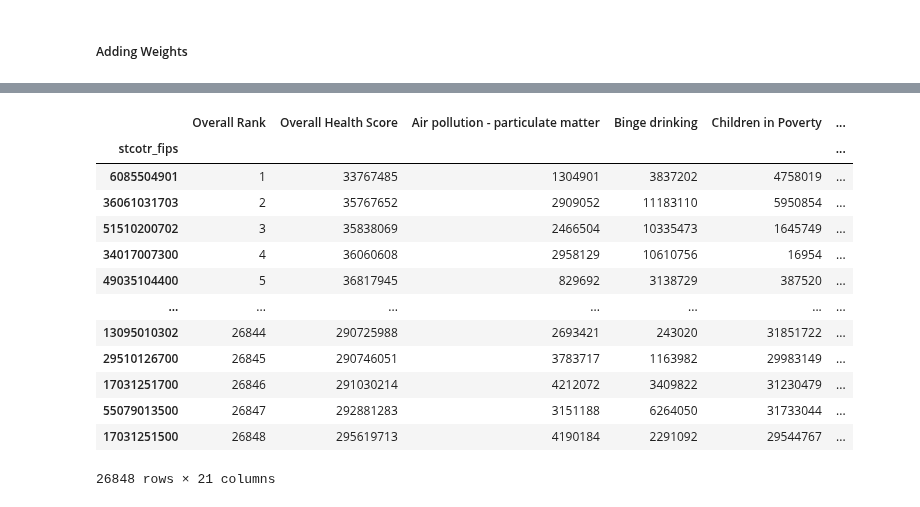
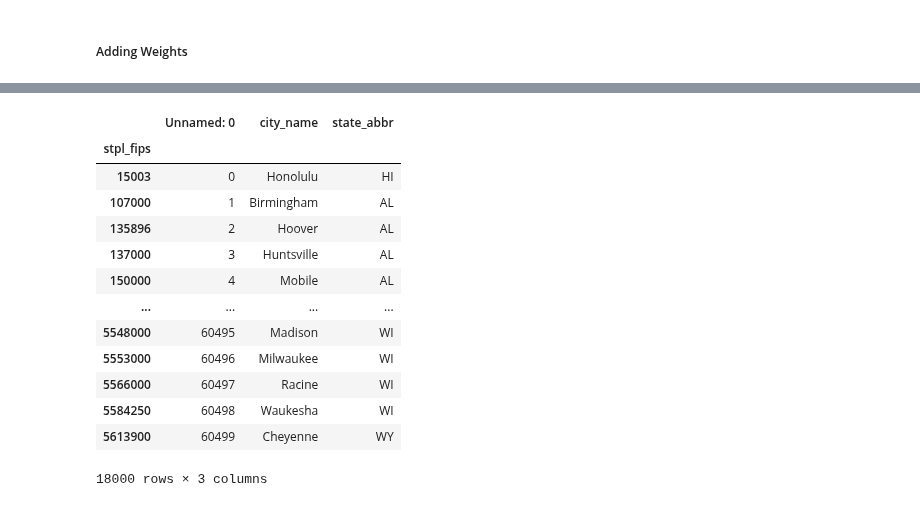
Before and after one commit to lilfetz22/Health_Scores_CAP2, a Jupyter notebook: scripts/ML_no_visualizations.ipynb, the cells around one changed output, grey strips where cells are left out. Saved outputs shown, nothing was run; the diff lists cells and outputs as text; code cells hidden in the pictures.

```diff
--- a/scripts/ML_no_visualizations.ipynb
+++ b/scripts/ML_no_visualizations.ipynb
@@ -676,17 +670,19 @@ feature_weights(city_ranked, city_weights)
 # %%
-feature_weights(tract_ranked, tract_weights)
+final_ranks_tract = feature_weights(tract_ranked, tract_weights)
-# %% [output]
-|  | Overall Rank | Overall Health Score | Air pollution - particulate matter | Binge drinking | Children in Poverty | ... |
-| stcotr_fips |  |  |  |  |  | ... |
-| 6085504901 | 1 | 33767485 | 1304901 | 3837202 | 4758019 | ... |
-| 36061031703 | 2 | 35767652 | 2909052 | 11183110 | 5950854 | ... |
-| 51510200702 | 3 | 35838069 | 2466504 | 10335473 | 1645749 | ... |
-| 34017007300 | 4 | 36060608 | 2958129 | 10610756 | 16954 | ... |
-| 49035104400 | 5 | 36817945 | 829692 | 3138729 | 387520 | ... |
-| ... | ... | ... | ... | ... | ... | ... |
-| 13095010302 | 26844 | 290725988 | 2693421 | 243020 | 31851722 | ... |
-| 29510126700 | 26845 | 290746051 | 3783717 | 1163982 | 29983149 | ... |
-| 17031251700 | 26846 | 291030214 | 4212072 | 3409822 | 31230479 | ... |
-| 55079013500 | 26847 | 292881283 | 3151188 | 6264050 | 31733044 | ... |
-| 17031251500 | 26848 | 295619713 | 4190184 | 2291092 | 29544767 | ... |
-26848 rows × 21 columns
+# %%
+city_state_names
+# %% [output]
+|  | Unnamed: 0 | city_name | state_abbr |
+| stpl_fips |  |  |  |
+| 15003 | 0 | Honolulu | HI |
+| 107000 | 1 | Birmingham | AL |
+| 135896 | 2 | Hoover | AL |
+| 137000 | 3 | Huntsville | AL |
+| 150000 | 4 | Mobile | AL |
+| ... | ... | ... | ... |
+| 5548000 | 60495 | Madison | WI |
+| 5553000 | 60496 | Milwaukee | WI |
+| 5566000 | 60497 | Racine | WI |
+| 5584250 | 60498 | Waukesha | WI |
+| 5613900 | 60499 | Cheyenne | WY |
+18000 rows × 3 columns
```
Also changed, not shown: parts of 4 cells of this notebook.
